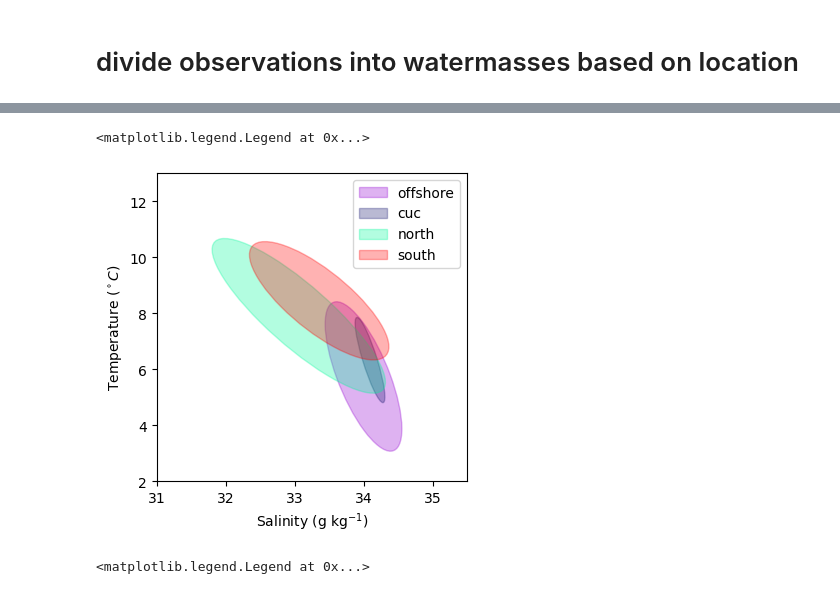
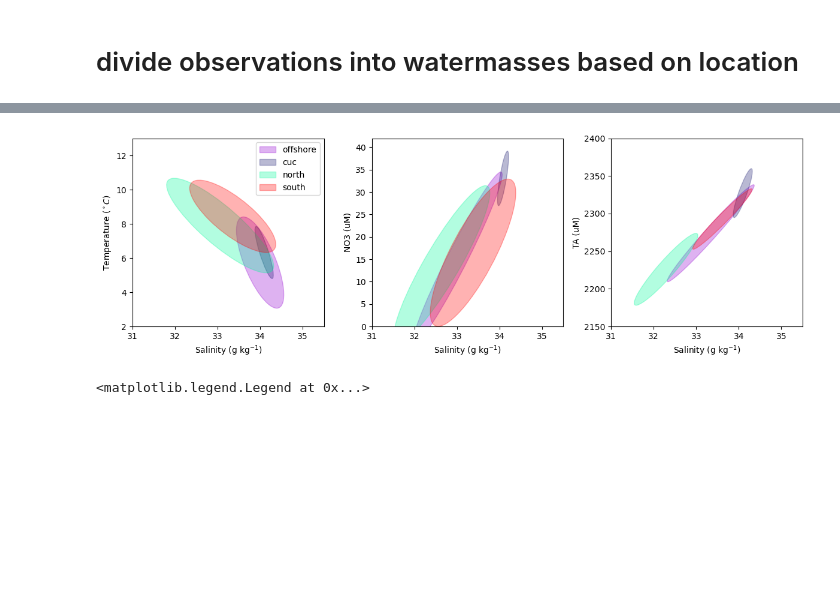
Before and after one commit to UBC-MOAD/analysis-becca, a Jupyter notebook: LiveOcean/tracers/wm_properties.ipynb, the cells around one changed output, grey strips where cells are left out. Saved outputs shown, nothing was run; the diff lists cells and outputs as text; code cells hidden in the pictures; blank space fills up the shorter version.

```diff
--- a/LiveOcean/tracers/wm_properties.ipynb
+++ b/LiveOcean/tracers/wm_properties.ipynb
@@ -56,12 +61,12 @@ def fmt(x):
     s = f"{x:.0f}"
     return rf"{s}"
 
-def TS(df,region,ax):
+def TS(df,region,ax, x, y):
     smin, smax = 28.2,36.6
-    tmin, tmax = 1,19.6
+    tmin, tmax = np.min(df[y]), np.max(df[y])
 
-    salt = df['salinity (g kg-1)'][df.region == region].reset_index(drop=True)
-    temp = df['temperature (degC)'][df.region == region].reset_index(drop=True)
+    salt = df[x][df.region == region].reset_index(drop=True)
+    temp = df[y][df.region == region].reset_index(drop=True)
 
     bin = [np.linspace(smin,smax,100),np.linspace(tmin,tmax,100)]
     data, x_e, y_e = np.histogram2d(salt,temp, bins = bin, density = True )
@@ -75,15 +80,16 @@ def TS(df,region,ax):
 
     title = region + "\n n= " + str(len(salt))
     ax.set_title(title)
-    ax.set_ylabel('Temperature')
-    ax.set_xlabel('Salinity')
+    ax.set_ylabel(y)
+    ax.set_xlabel(x)
 
     ax.set_ylim([tmin,tmax])
     ax.set_xlim([smin,smax])
 
-    # density
-    CS=ax.contour(SA,t,rho,colors = 'gray', alpha=0.5)
-    ax.clabel(CS, CS.levels, inline=True, fmt=fmt, fontsize=10)
+    if y == 'temperature (degC)' and x == 'salinity (g kg-1)':
+        # density
+        CS=ax.contour(SA,t,rho,colors = 'gray', alpha=0.5)
+        ax.clabel(CS, CS.levels, inline=True, fmt=fmt, fontsize=10)
 
 def TS_depth(df,region,ax):
     smin, smax = 28.2,36.6
@@ -352,29 +376,59 @@ Possible issue encountered when converting Shape #471 to GeoJSON: Shapefile form
 # %%
 # lets plot all the ellipses together
 colour = ['darkviolet','midnightblue','mediumspringgreen','red']
 
-fig, ax = plt.subplots(1,1,figsize=[4,4])
+fig, ax = plt.subplots(1,3,figsize=[12,4])
 
 for i in range(len(regions)):
     # Create the ellipse
     ellipse = Ellipse((x_mean[i], y_mean[i]),
                       width=width[i], height=height[i],
                       angle=angle[i], facecolor=colour[i],
                       edgecolor=colour[i],alpha=0.3,
                       label=regions[i])
 
     # Add the ellipse to the plot
-    ax.add_patch(ellipse)
+    ax[0].add_patch(ellipse)
 
-ax.set_ylim([2,13])
-ax.set_xlim([31,35.5])
-ax.set_ylabel('Temperature ($^\circ C$)')
-ax.set_xlabel('Salinity (g kg$^{-1}$)')
+    # Create the ellipse
+    ellipse = Ellipse((NSx_mean[i], NSy_mean[i]),
+                      width=NSwidth[i], height=NSheight[i],
+                      angle=NSangle[i], facecolor=colour[i],
+                      edgecolor=colour[i],alpha=0.3)
 
-ax.legend()
+    # Add the ellipse to the plot
+    ax[1].add_patch(ellipse)
+
+    # Create the ellipse
+    ellipse = Ellipse((TASx_mean[i], TASy_mean[i]),
+                      width=TASwidth[i], height=TASheight[i],
+                      angle=TASangle[i], facecolor=colour[i],
+                      edgecolor=colour[i],alpha=0.3)
+
+    # Add the ellipse to the plot
+    ax[2].add_patch(ellipse)
+
+
+ax[0].set_ylim([2,13])
+ax[0].set_xlim([31,35.5])
+ax[0].set_ylabel('Temperature ($^\circ C$)')
+ax[0].set_xlabel('Salinity (g kg$^{-1}$)')
+
+
+ax[1].set_ylim([0,42])
+ax[1].set_xlim([31,35.5])
+ax[1].set_ylabel('NO3 (uM)')
+ax[1].set_xlabel('Salinity (g kg$^{-1}$)')
+
+ax[2].set_ylim([2150,2400])
+ax[2].set_xlim([31,35.5])
+ax[2].set_ylabel('TA (uM)')
+ax[2].set_xlabel('Salinity (g kg$^{-1}$)')
+
+ax[0].legend()
+plt.tight_layout()
 # %% [output]
-<matplotlib.legend.Legend at 0x...>
-[figure, old version]
+[figure, new version]
 # %%
 # lets plot all the ellipses together
 colour = ['darkviolet','midnightblue','mediumspringgreen','red']
```
Also changed, not shown: parts of 10 cells of this notebook.
